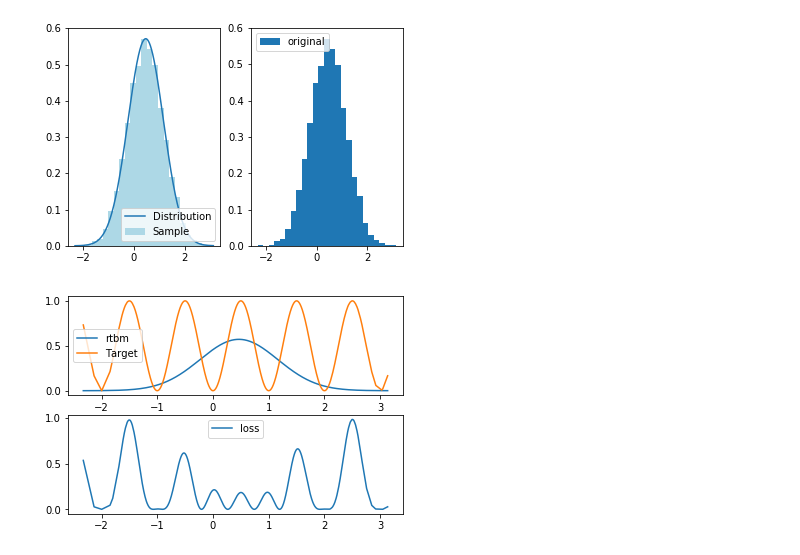
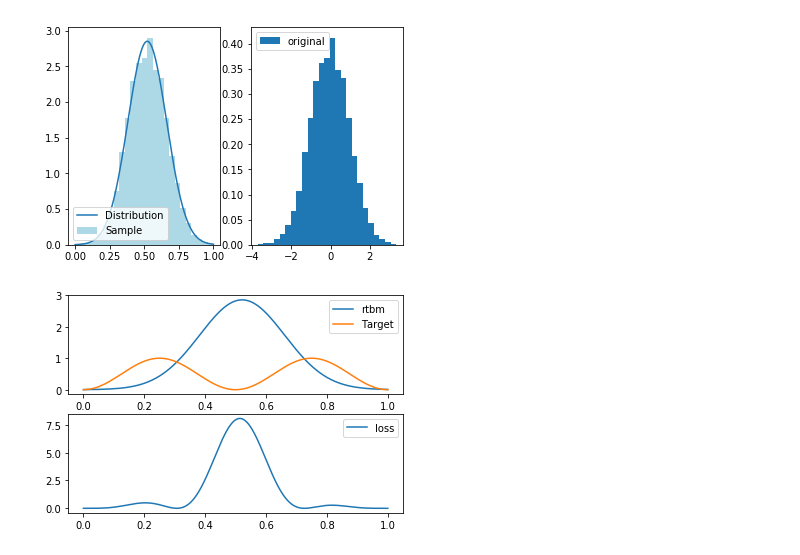
Before and after one commit to RiemannAI/theta, a Jupyter notebook: PruebasDeInit.ipynb, the cells around one changed output. Drawn from its saved outputs; the diff is of its cells as text; code cells hidden in the pictures.

Commit message:
entrenando con minmax

```diff
--- a/PruebasDeInit.ipynb
+++ b/PruebasDeInit.ipynb
@@ -13,15 +13,15 @@ from joblib import Parallel, delayed
 plt.rcParams['figure.figsize'] = [16, 4]
 # %%
 ndim = 1
-nhid = 3
+nhid = 2
 nevt = 1e4
 rtbm = RTBM(ndim, nhid,
             minimization_bound=50,
             gaussian_init=True,
             positive_T=True,
             positive_Q=True,
-            gaussian_parameters = {"mean" : 0.5, "std": 0.5},
-            sampling_activation = None
+            gaussian_parameters = {"mean" : 0, "std": 1.0},
+            sampling_activation = "minmax"
            )
 params_0 = copy.deepcopy(rtbm.get_parameters())
 # %%
@@ -53,34 +53,34 @@ plt.subplot(1,2,2)
 plt.hist(original_r[:,d], bins=25, density=True, label="original")
 _ = plt.legend()
 # %% [output]
-[figure, old version]
+[figure, new version]
 # %%
 def my_fun(xarr):
-    res = pow(np.sin(xarr*np.pi*1.0), 2)
+    res = pow(np.sin(xarr*np.pi*2.0), 2)
     return res
 
 def kl(x, y):
     return -(y*np.log(x))
 
 def mse(x, y):
     return (x-y)**2
 
 loss = mse
 
 
 my_y = my_fun(x)
 _, y_rtbm = rtbm.get_transformation(ordered_r)
 ll = loss(my_y, y_rtbm)
 
 plt.subplot(2,1,1)
 plt.plot(x, y_rtbm, label="rtbm")
 plt.plot(x, my_y, label = "Target")
 _ = plt.legend()
 plt.subplot(2,1,2)
 plt.plot(x, ll, label="loss")
 _ = plt.legend()
 # %% [output]
-[figure, old version]
+[figure, new version]
 # %%
 def target_loss(params):
     _, prob = rtbm.get_transformation(ordered_r)
```
Also changed, not shown: parts of 3 cells of this notebook.
